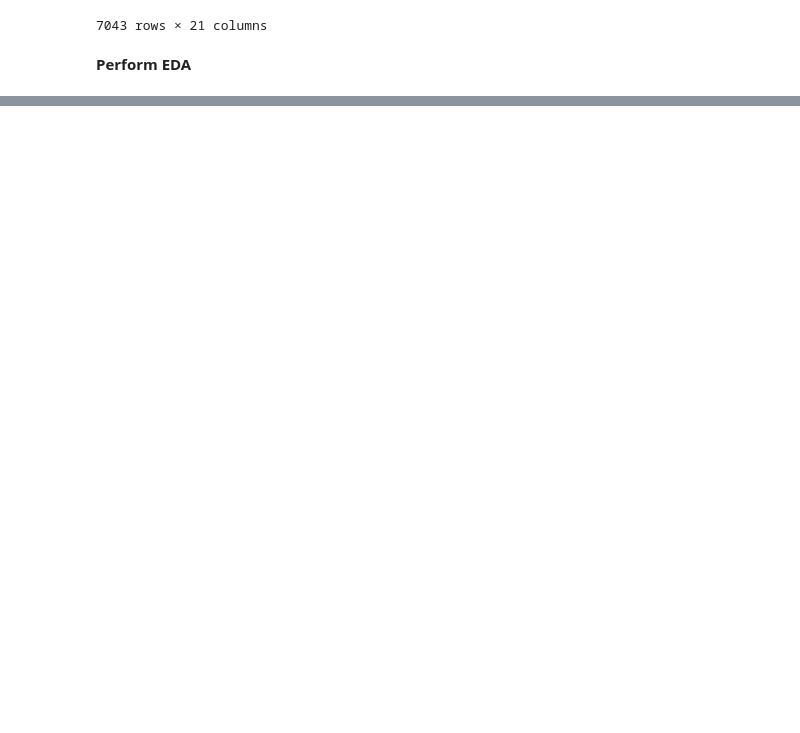
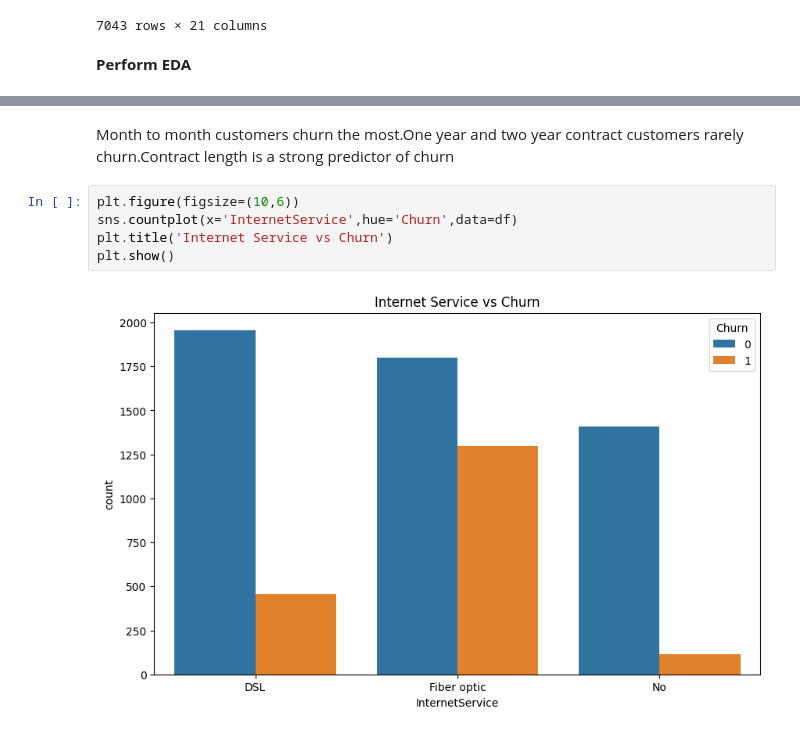
Before and after one commit to vicha1234/TelcoChurnPrediction, a Jupyter notebook: 2425610.ipynb, the cells around one changed output, grey strips where cells are left out. Saved outputs shown, nothing was run; the diff lists cells and outputs as text; blank space fills up the shorter version.

```diff
--- a/2425610.ipynb
+++ b/2425610.ipynb
@@ -133,0 +216,9 @@ dtype: int64
+# %% [markdown]
+Month to month customers churn the most.One year and two year contract customers rarely churn.Contract length is a strong predictor of churn
+# %%
+plt.figure(figsize=(10,6))
+sns.countplot(x='InternetService',hue='Churn',data=df)
+plt.title('Internet Service vs Churn')
+plt.show()
+# %% [output]
+[figure, added]
```
Also changed, not shown: parts of 35 cells of this notebook.
